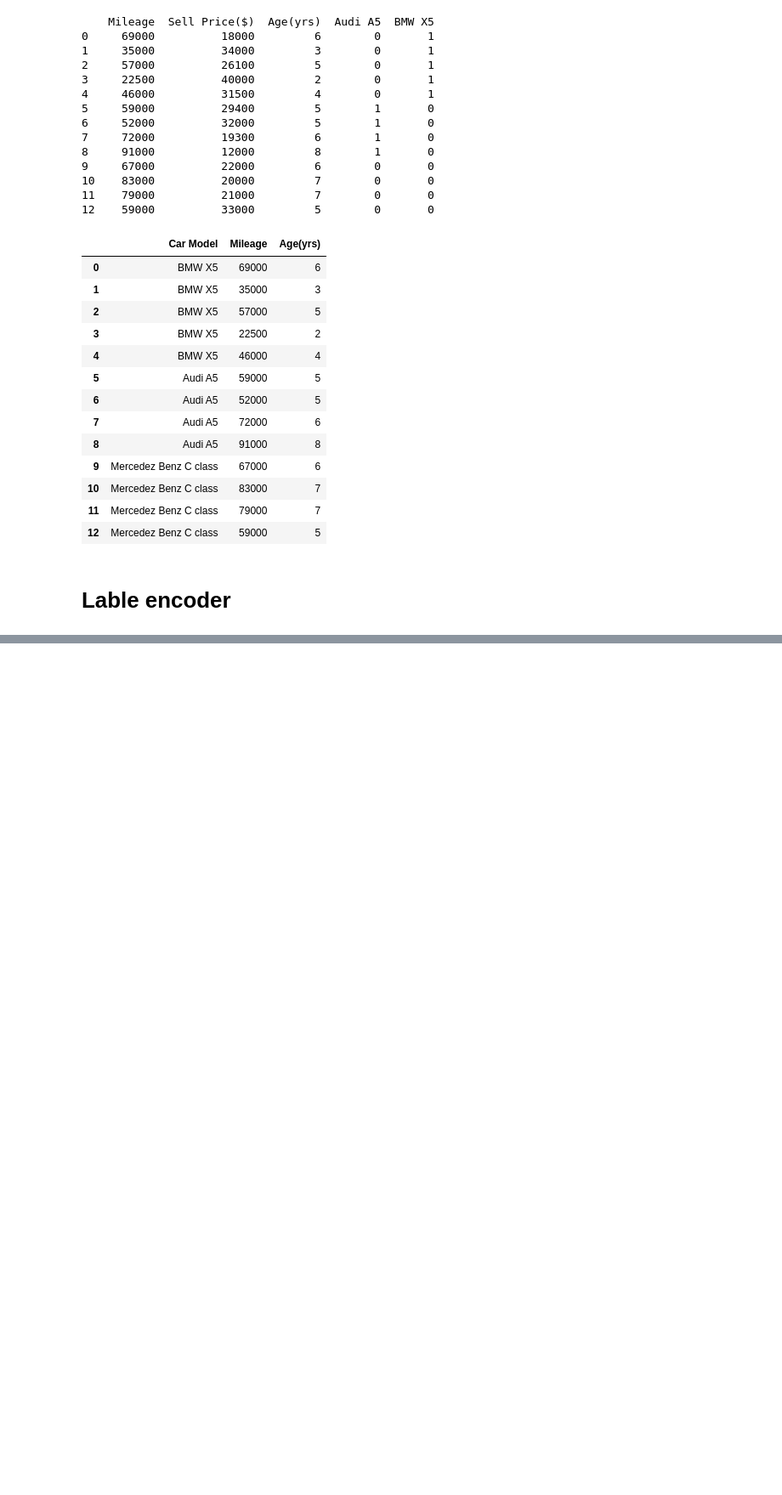
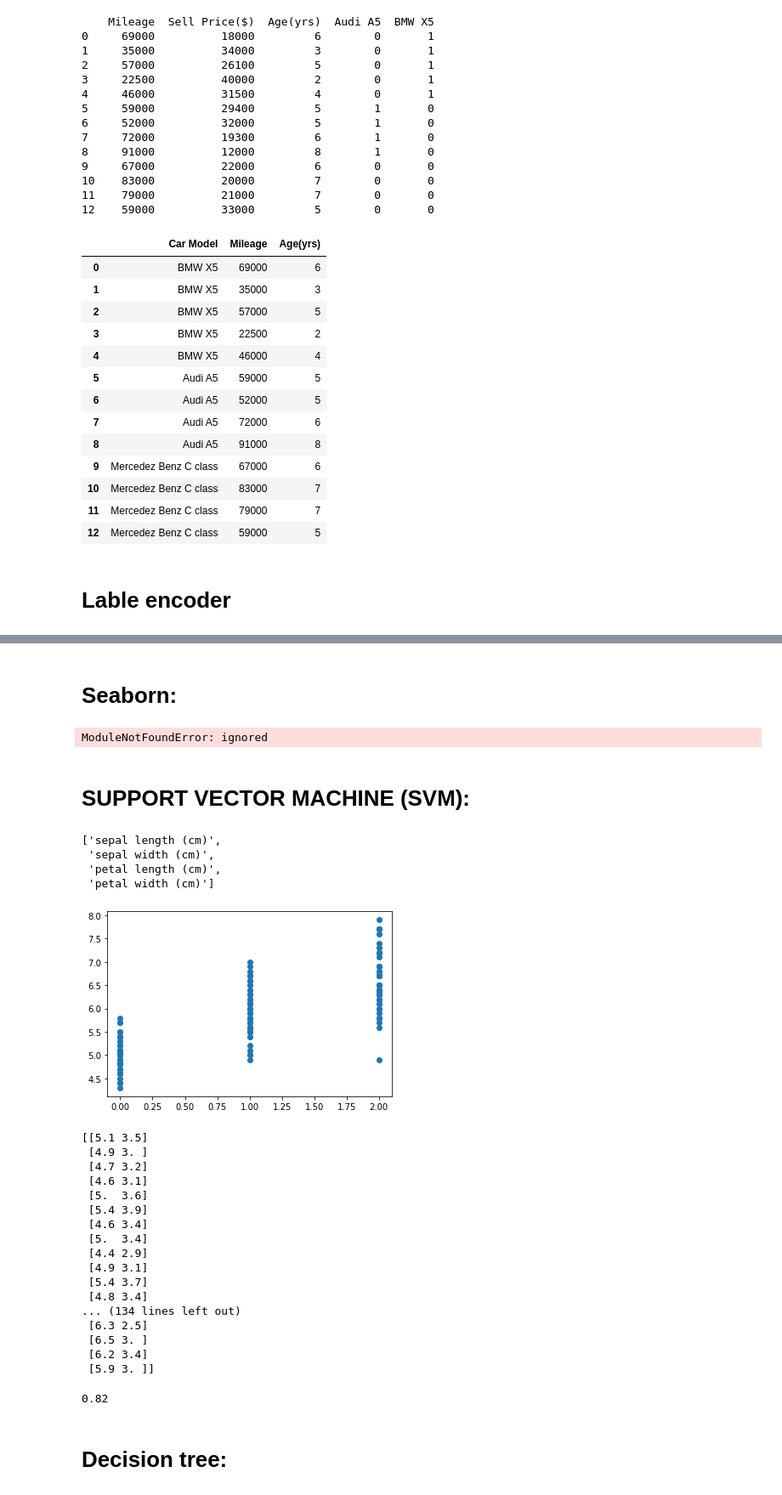
Before and after one commit to uvanshankarsj/machine-learning, a Jupyter notebook: machinelearning.ipynb, the cells around one changed output, grey strips where cells are left out. Shown at 85% size. Cells and saved outputs as stored; diff of their text form; code cells hidden in the pictures; blank space fills up the shorter version.

```diff
--- a/machinelearning.ipynb
+++ b/machinelearning.ipynb
@@ -210,0 +413,60 @@ array([29490.17113662])
+# %% [markdown]
+# Seaborn:
+# %%
+import Seaborn as sns
+
+sns.pairplot(df,hue=species)
+# %% [output]
+ModuleNotFoundError: ignored
+# %% [markdown]
+# SUPPORT VECTOR MACHINE (SVM):
+# %%
+import pandas as pd
+import matplotlib.pyplot as plt
+import numpy as np
+from sklearn.datasets import load_iris
+iris=load_iris()
+dir(iris)
+iris.feature_names
+# %% [output]
+['sepal length (cm)',
+ 'sepal width (cm)',
+ 'petal length (cm)',
+ 'petal width (cm)']
+# %%
+data=pd.DataFrame(iris.data,columns=iris.feature_names)
+data
+data['target']=iris.target
+data.head()
+iris.target_names
+plt.scatter(data['target'],data['sepal length (cm)'])
+plt.show()
+X=np.array(data[['sepal length (cm)','sepal width (cm)']])
+# %% [output]
+[figure, added]
+[[5.1 3.5]
+ [4.9 3. ]
+ [4.7 3.2]
+ [4.6 3.1]
+ [5.  3.6]
+ [5.4 3.9]
+ [4.6 3.4]
+ [5.  3.4]
+ [4.4 2.9]
+ [4.9 3.1]
+ [5.4 3.7]
+ [4.8 3.4]
+... (134 lines left out)
+ [6.3 2.5]
+ [6.5 3. ]
+ [6.2 3.4]
+ [5.9 3. ]]
+# %%
+from sklearn.svm import SVC
+model=SVC(kernel='linear')
+model.fit(X,data['target'])
+model.score(X,data['target'])
+# %% [output]
+0.82
+# %% [markdown]
+# Decision tree:
```
Also changed, not shown: parts of 21 cells of this notebook.
